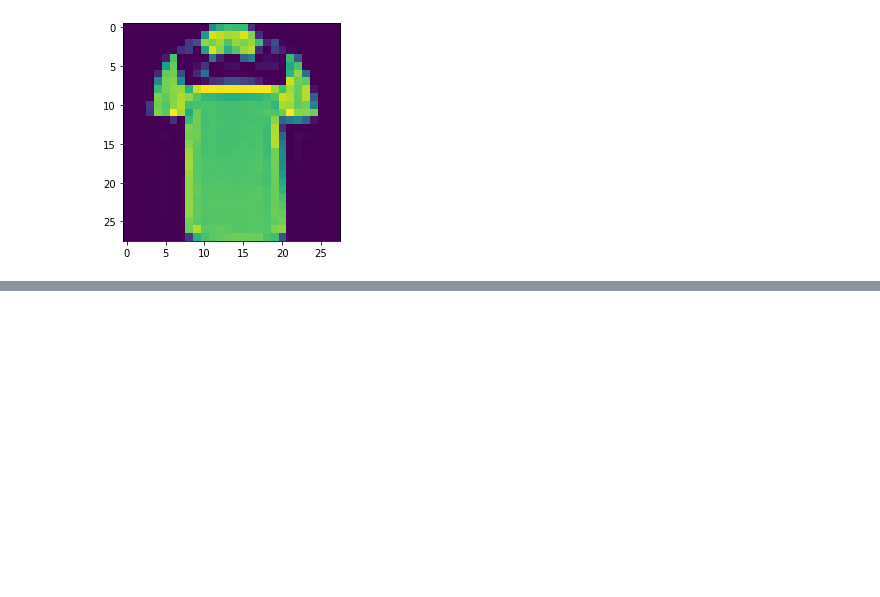
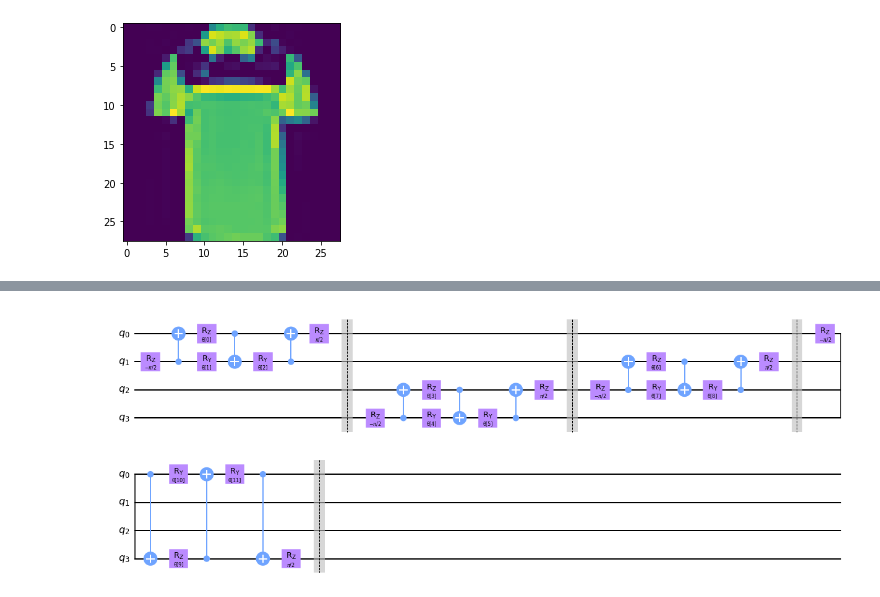
Before and after one commit to KevinJoven11/iQuHack-2023, a Jupyter notebook: decoding.ipynb, the cells around one changed output, grey strips where cells are left out. Saved outputs shown, nothing was run; the diff lists cells and outputs as text; code cells hidden in the pictures; blank space fills up the shorter version.

```diff
--- a/decoding.ipynb
+++ b/decoding.ipynb
@@ -240,0 +367,26 @@ y_test = labels[n_train:]
+# %%
+def conv_layer(num_qubits, param_prefix):
+    qc = QuantumCircuit(num_qubits, name="Convolutional Layer")
+    qubits = list(range(num_qubits))
+    param_index = 0
+    params = ParameterVector(param_prefix, length=num_qubits * 3)
+    for q1, q2 in zip(qubits[0::2], qubits[1::2]):
+        qc = qc.compose(conv_circuit(params[param_index : (param_index + 3)]), [q1, q2])
+        qc.barrier()
+        param_index += 3
+    for q1, q2 in zip(qubits[1::2], qubits[2::2] + [0]):
+        qc = qc.compose(conv_circuit(params[param_index : (param_index + 3)]), [q1, q2])
+        qc.barrier()
+        param_index += 3
+
+    qc_inst = qc.to_instruction()
+
+    qc = QuantumCircuit(num_qubits)
+    qc.append(qc_inst, qubits)
+    return qc
+
+
+circuit = conv_layer(4, "θ")
+circuit.decompose().draw("mpl")
+# %% [output]
+[figure, added]
```
Also changed, not shown: parts of 29 cells of this notebook.
